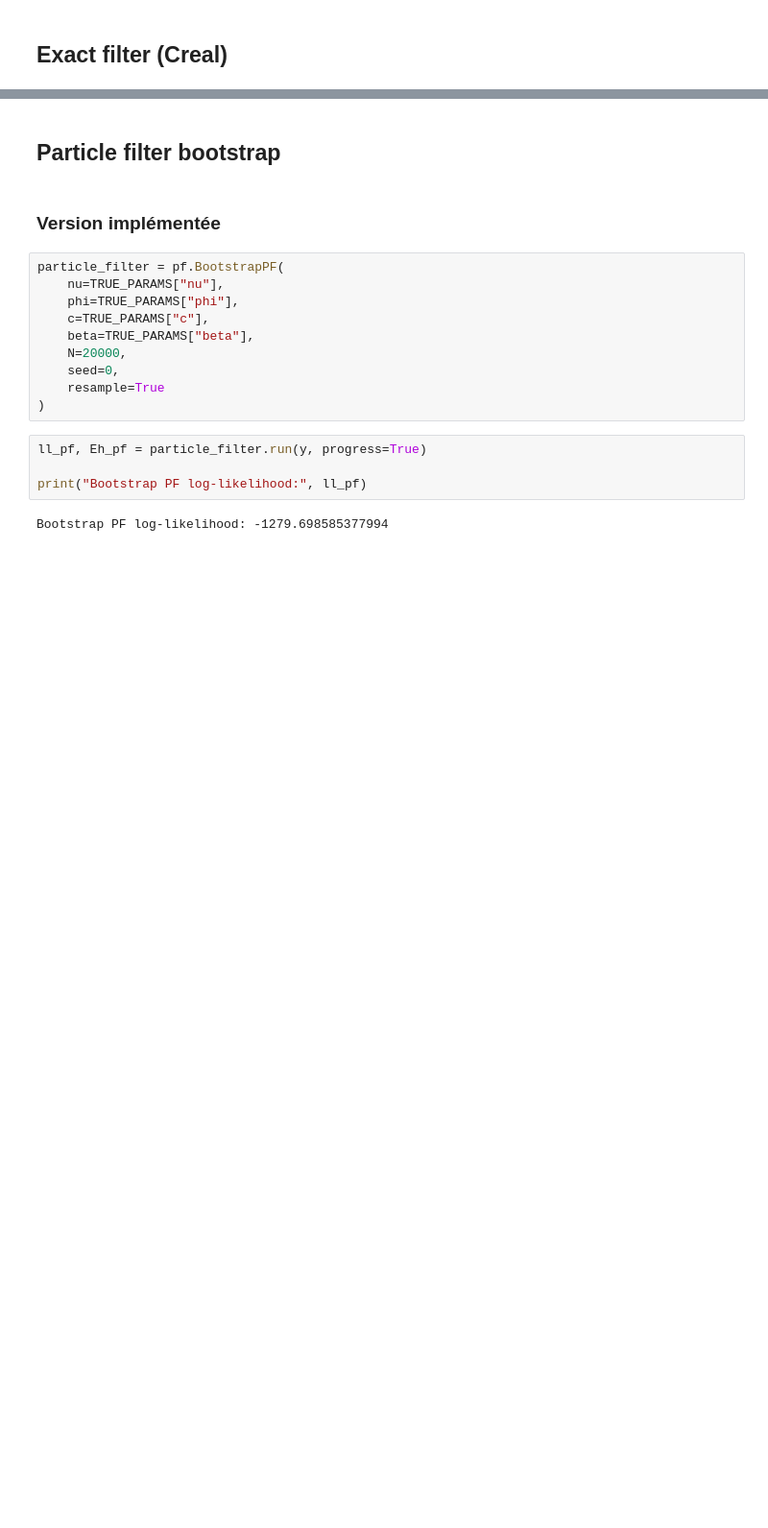
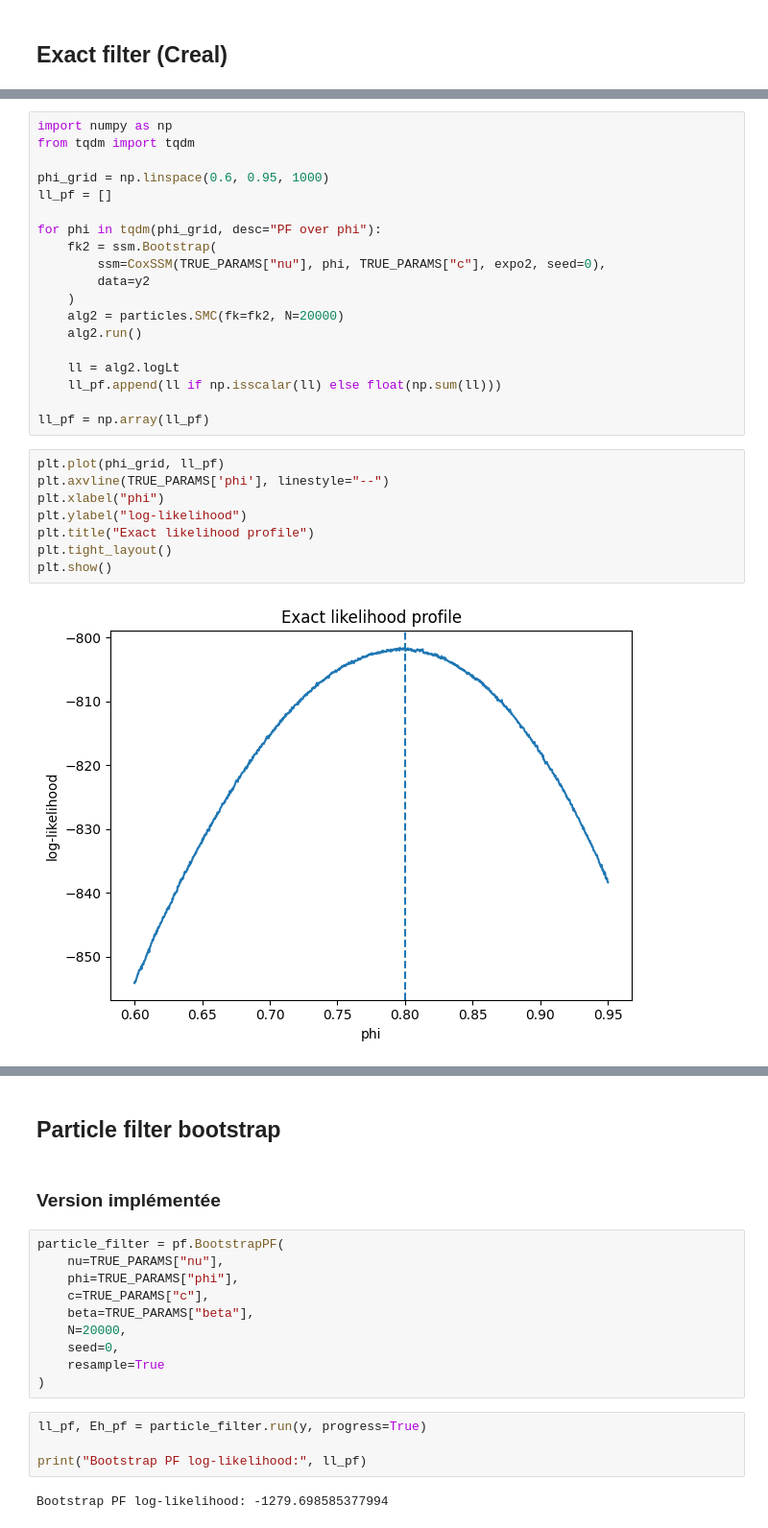
Before and after one commit to BRamesh02/Non-Gaussian-State-Space-Models, a Jupyter notebook: task_1.ipynb, the cells around one changed output, grey strips where cells are left out. Shown at 96% size. Drawn from its saved outputs; the diff is of its cells as text; blank space fills up the shorter version.

```diff
--- a/task_1.ipynb
+++ b/task_1.ipynb
@@ -118,0 +215,29 @@ plt.show()
+# %%
+import numpy as np
+from tqdm import tqdm
+
+phi_grid = np.linspace(0.6, 0.95, 1000)
+ll_pf = []
+
+for phi in tqdm(phi_grid, desc="PF over phi"):
+    fk2 = ssm.Bootstrap(
+        ssm=CoxSSM(TRUE_PARAMS["nu"], phi, TRUE_PARAMS["c"], expo2, seed=0),
+        data=y2
+    )
+    alg2 = particles.SMC(fk=fk2, N=20000)
+    alg2.run()
+
+    ll = alg2.logLt
+    ll_pf.append(ll if np.isscalar(ll) else float(np.sum(ll)))
+
+ll_pf = np.array(ll_pf)
+# %%
+plt.plot(phi_grid, ll_pf)
+plt.axvline(TRUE_PARAMS['phi'], linestyle="--")
+plt.xlabel("phi")
+plt.ylabel("log-likelihood")
+plt.title("Exact likelihood profile")
+plt.tight_layout()
+plt.show()
+# %% [output]
+[figure, added]
```
Also changed, not shown: parts of 22 cells of this notebook, 1 other file.
